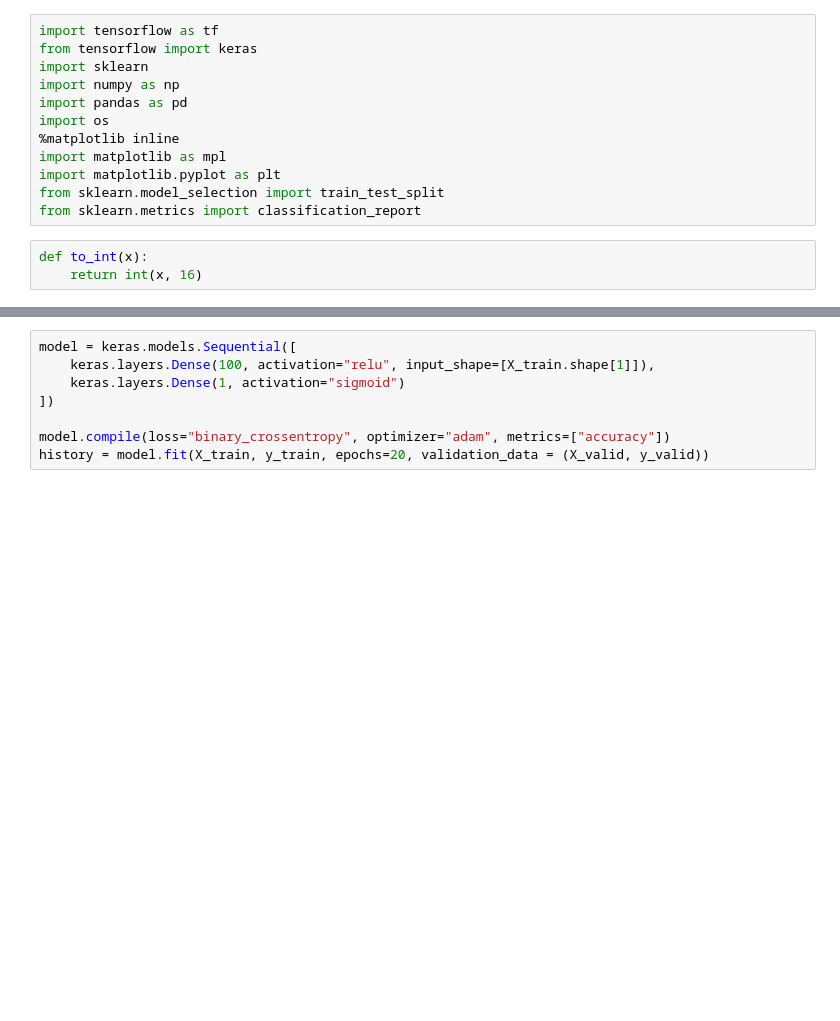
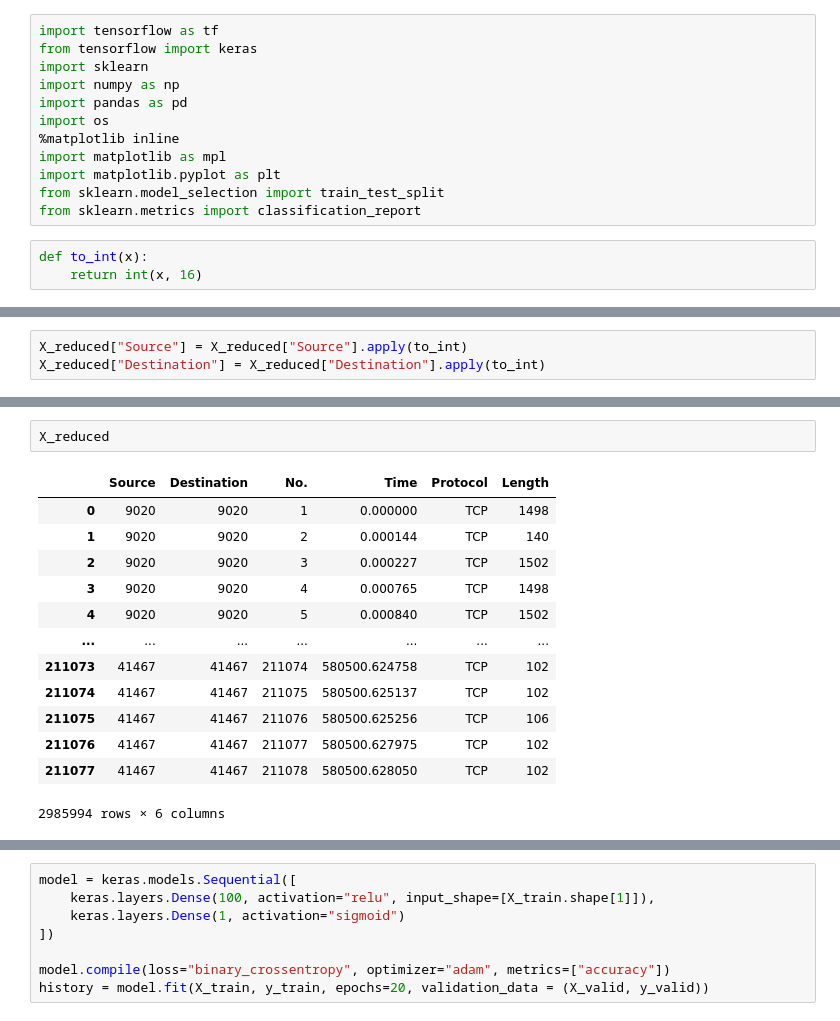
Before and after one commit to hykhhijk/Packet-classifier, a Jupyter notebook: Untitled.ipynb, the cells around one changed output, grey strips where cells are left out. Drawn from its saved outputs; the diff is of its cells as text; blank space fills up the shorter version.

```diff
--- a/Untitled.ipynb
+++ b/Untitled.ipynb
@@ -66,0 +227,3 @@ len(label[label==0]), len(label[label==1])
+# %%
+X_reduced["Source"] = X_reduced["Source"].apply(to_int)
+X_reduced["Destination"] = X_reduced["Destination"].apply(to_int)
@@ -66,0 +240,16 @@ len(label[label==0]), len(label[label==1])
+# %%
+X_reduced
+# %% [output]
+|  | Source | Destination | No. | Time | Protocol | Length |
+| 0 | 9020 | 9020 | 1 | 0.000000 | TCP | 1498 |
+| 1 | 9020 | 9020 | 2 | 0.000144 | TCP | 140 |
+| 2 | 9020 | 9020 | 3 | 0.000227 | TCP | 1502 |
+| 3 | 9020 | 9020 | 4 | 0.000765 | TCP | 1498 |
+| 4 | 9020 | 9020 | 5 | 0.000840 | TCP | 1502 |
+| ... | ... | ... | ... | ... | ... | ... |
+| 211073 | 41467 | 41467 | 211074 | 580500.624758 | TCP | 102 |
+| 211074 | 41467 | 41467 | 211075 | 580500.625137 | TCP | 102 |
+| 211075 | 41467 | 41467 | 211076 | 580500.625256 | TCP | 106 |
+| 211076 | 41467 | 41467 | 211077 | 580500.627975 | TCP | 102 |
+| 211077 | 41467 | 41467 | 211078 | 580500.628050 | TCP | 102 |
+2985994 rows × 6 columns
```
Also changed, not shown: parts of 36 cells of this notebook, 3 other files.
